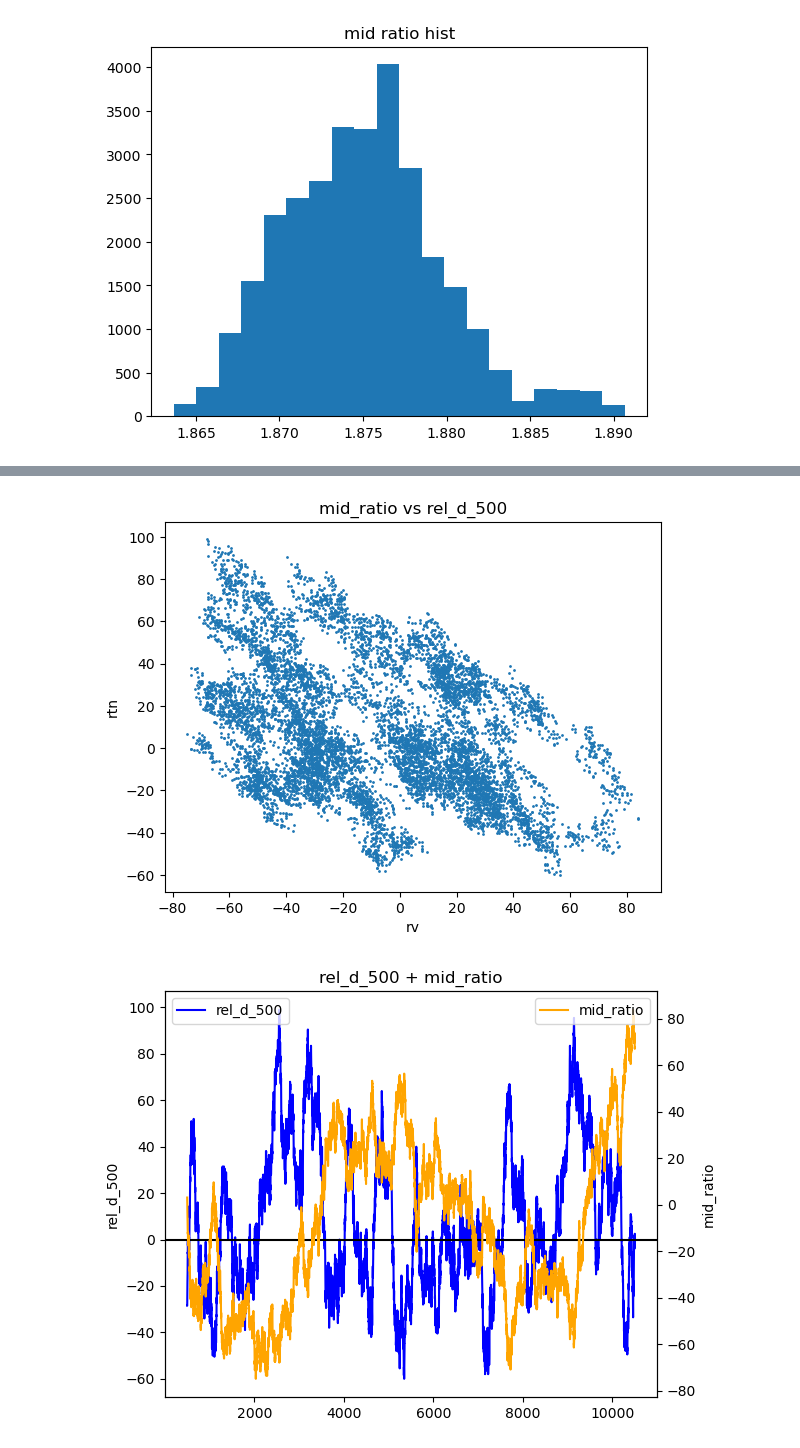
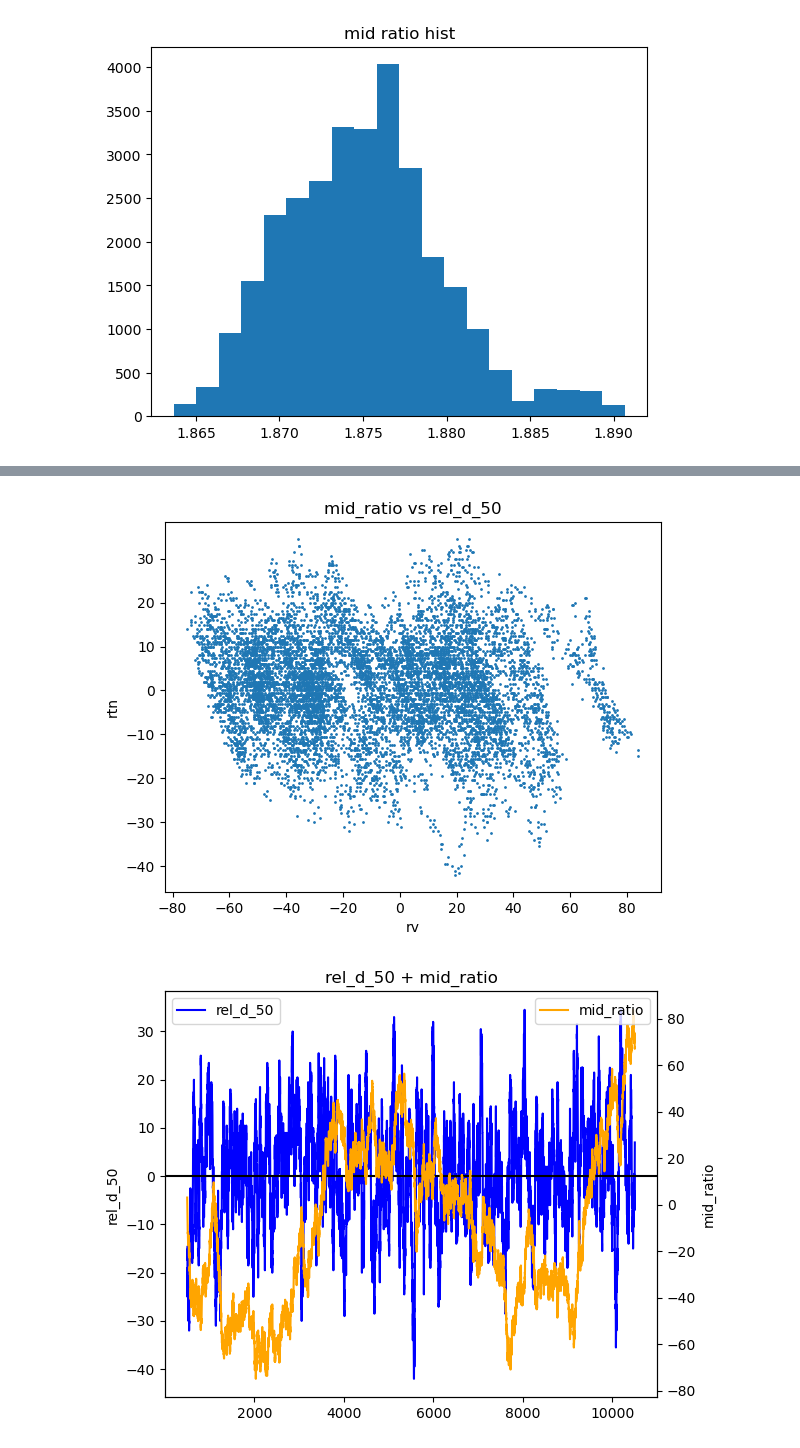
Before and after one commit to rzhan11/IMCTradingComp23, a Jupyter notebook: nbs/round2-csv-exploration-pairs.ipynb, the cells around one changed output, grey strips where cells are left out. Drawn from its saved outputs; the diff is of its cells as text; code cells hidden in the pictures.

```diff
--- a/nbs/round2-csv-exploration-pairs.ipynb
+++ b/nbs/round2-csv-exploration-pairs.ipynb
@@ -1192,5 +1255,5 @@ plt.plot(pair_quote_df["pina_error"])
 # %%
-offset = 500
+offset = 50
 lb, lb_offset = 0, 10000
 ub = lb + lb_offset
 
@@ -1222,32 +1285,32 @@ ax1.plot(
     rtns,
     label=f"rel_d_{offset}",
     color="blue",
 )
 ax1.set_ylabel(f"rel_d_{offset}")
 
 ## second axis
 
 ax2 = ax1.twinx()
 ax2.plot(
     inds,
     rvs,
     label="mid_ratio",
     color="orange",
 )
 ax2.set_ylabel("mid_ratio")
 
 # draw hlines
 ax1.axhline(y=0, color="black")
 
 # draw labels
 ax1.legend(loc=2)
 ax2.legend(loc=1)
 
 # overall plot features
 plt.title(f"rel_d_{offset} + mid_ratio")
 
 plt.tight_layout()
 plt.show()
 # %% [output]
-[figure, old version]
+[figure, new version]
-[figure, old version]
+[figure, new version]
```
Also changed, not shown: parts of 39 cells of this notebook, 6 other files.
